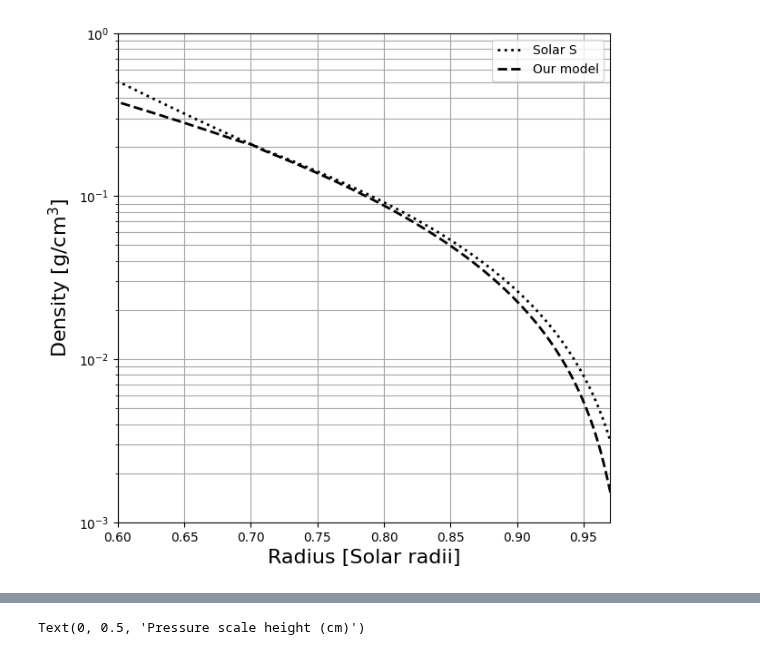
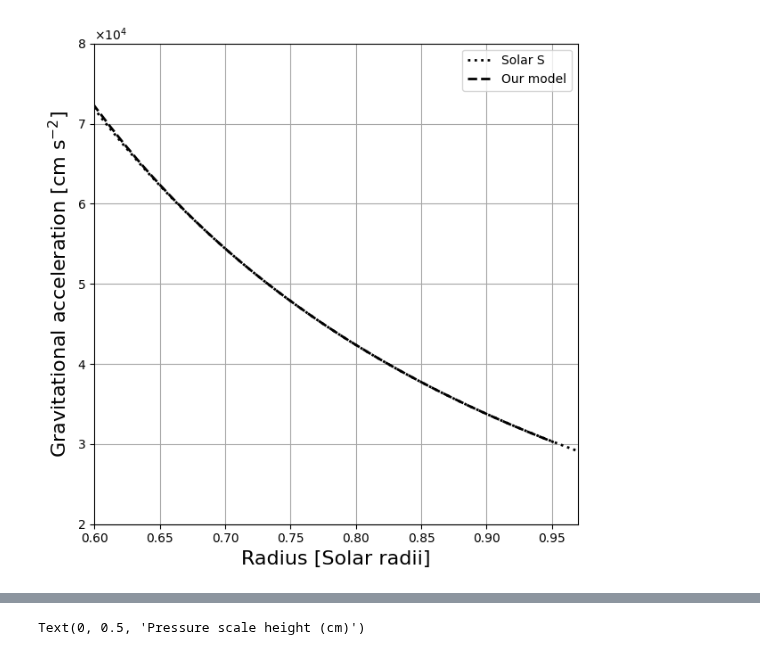
Before and after one commit to tabjone/2DHDCZ, a Jupyter notebook: visualisation/Visualise_background.ipynb, the cells around one changed output, grey strips where cells are left out. Drawn from its saved outputs; the diff is of its cells as text; code cells hidden in the pictures.

```diff
--- a/visualisation/Visualise_background.ipynb
+++ b/visualisation/Visualise_background.ipynb
@@ -46,0 +41,6 @@ plt.plot(variables_3['r']/R_sun, variables_3['T0'])
+# %%
+solar_S['M'] = 4*np.pi*R_sun**3 * cumtrapz(solar_S['rho0']*(solar_S['r_over_R'])**2, solar_S['r_over_R'], initial=0)
+solar_S['g'] = -G*solar_S['M']/((solar_S['r_over_R']*R_sun)**2)
+
+var['H'] = var['p0']/(var['rho0']*var['g'])
+solar_S['H'] = -solar_S['p0']/(solar_S['rho0']*solar_S['g'])
@@ -47,25 +115,19 @@ plt.plot(variables_3['r']/R_sun, variables_3['T0'])
 # %%
-# Format colorbar ticks in scientific notation
-formatter = ScalarFormatter(useMathText=True)
-formatter.set_scientific(True)
+fig, ax = plt.subplots(figsize=(7, 7))
 
-fig, ax = plt.subplots(figsize=(7, 7))
-formatter.set_powerlimits((-3, 4))  # you can adjust these limits if needed
-
-
-ax.semilogy(solar_S['r_over_R'], solar_S['T0'], color="black", linestyle=":", linewidth=2, label="Solar S")
-ax.semilogy(variables['r']/R_sun, variables['T0'], color="black", linestyle="--", linewidth=2, label="Our model")
+ax.semilogy(solar_S['r_over_R'], solar_S['p0'], color="black", linestyle=":", linewidth=2, label="Solar S")
+ax.semilogy(var['r']/R_sun, var['p0'], color="black", linestyle="--", linewidth=2, label="Our model")
 ax.set_xlim(0.6, 0.97)
-ax.set_ylim(1e5, 1e7)
+ax.set_ylim(1e10, 2.5e14)
 #ax.yaxis.set_major_formatter(formatter)
 ax.set_xlabel("Radius [Solar radii]", fontsize=16)
-ax.set_ylabel("Temperature [K]", fontsize=16)
+ax.set_ylabel("Pressure [dyn cm$^{-2}$]", fontsize=16)
 ax.legend()
 
 #set grid on plot
 ax.grid(True, which="both", ls="-", color='0.65')
 
 #fig.tight_layout()
-plt.savefig("../thesis/mastermal-ita/solar_vs_model_plots/Temperature.pdf")
+#plt.savefig("../thesis/mastermal-ita/solar_vs_model_plots/Pressure.pdf")
 plt.show()
 # %% [output]
@@ -112,20 +135,21 @@ plt.plot(variables['r']/R_sun, variables['rho0'])
 # %%
 fig, ax = plt.subplots(figsize=(7, 7))
-formatter.set_powerlimits((-1, 1))  # you can adjust these limits if needed
+
+ax.plot(solar_S['r_over_R'], np.abs(solar_S['g']), color="black", linestyle=":", linewidth=2, label="Solar S")
+ax.plot(var['r']/R_sun, var['g']) color="black", linestyle="--", linewidth=2, label="Our model")
+ax.set_xlim(0.6, 0.97)
+ax.set_ylim(0.2e5, 0.8e5)
+ax.yaxis.set_major_formatter(formatter)
+ax.set_xlabel("Radius [Solar radii]", fontsize=16)
+ax.set_ylabel("Gravitational acceleration [cm s$^{-2}$]", fontsize=16)
 
 #set grid on plot
 ax.grid(True, which="both", ls="-", color='0.65')
 
-ax.semilogy(solar_S['r_over_R'], solar_S['rho0'], color="black", linestyle=":", linewidth=2, label="Solar S")
-ax.semilogy(variables['r']/R_sun, variables['rho0'], color="black", linestyle="--", linewidth=2, label="Our model")
-ax.set_xlim(0.6, 0.97)
-ax.set_ylim(1e-3, 1e0)
-#ax.yaxis.set_major_formatter(formatter)
-ax.set_xlabel("Radius [Solar radii]", fontsize=16)
-ax.set_ylabel("Density [g/cm$^3$]", fontsize=16)
 ax.legend()
+
 #fig.tight_layout()
-plt.savefig("../thesis/mastermal-ita/solar_vs_model_plots/Density.pdf")
+plt.savefig("../thesis/mastermal-ita/solar_vs_model_plots/Gravitational_acceleration.pdf")
 plt.show()
 # %% [output]
-[figure, old version]
+[figure, new version]
```
Also changed, not shown: parts of 29 cells of this notebook, 44 other files.
